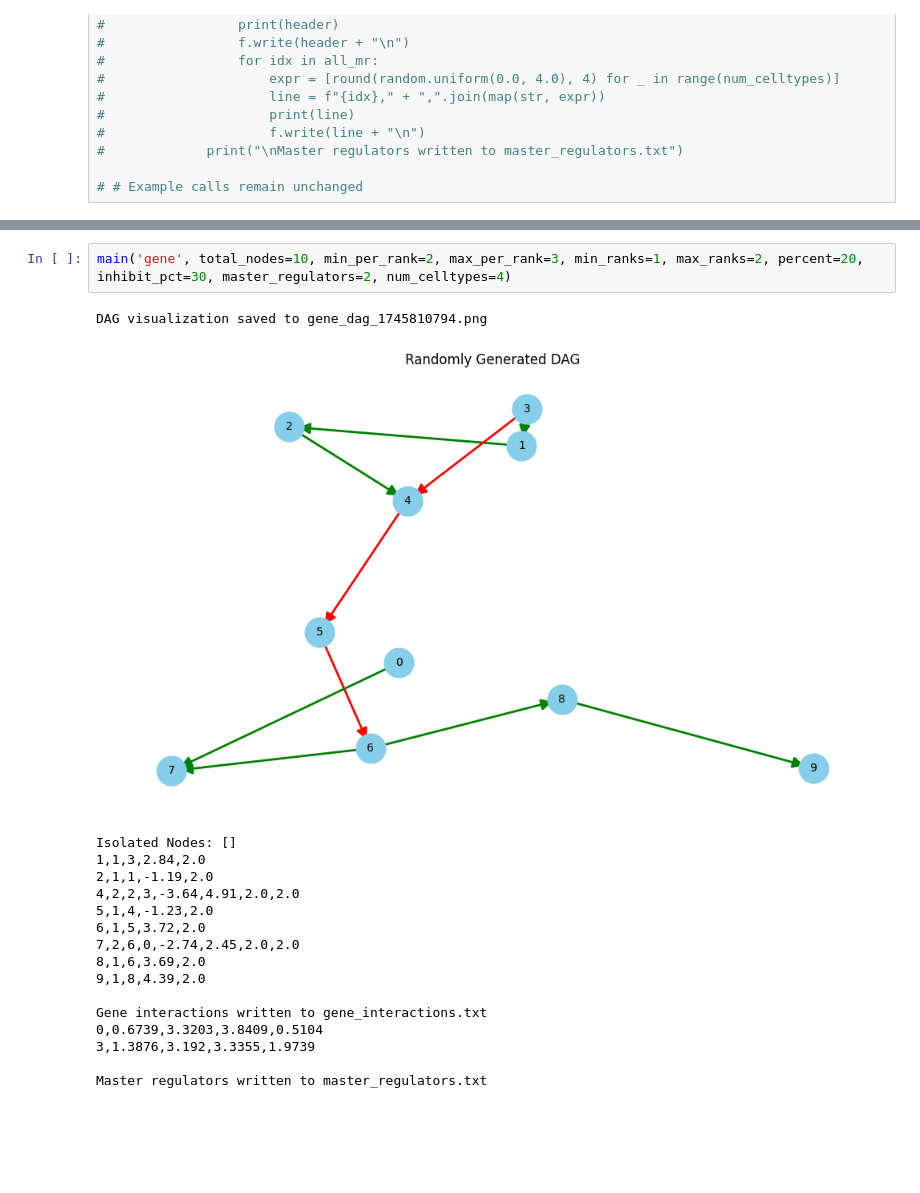
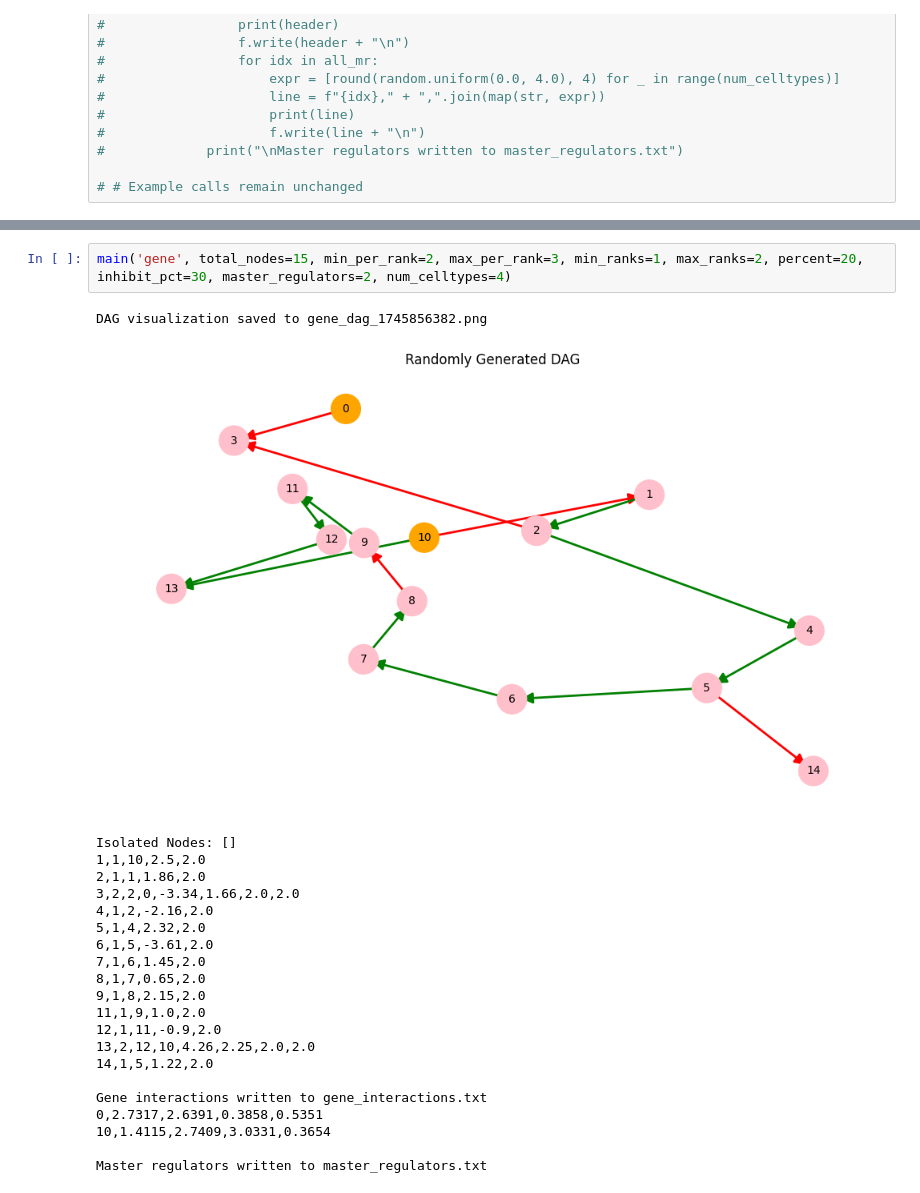
Before and after one commit to jchen1095/grn-thesis, a Jupyter notebook: src/grn_creation/generate_grn.ipynb, the cells around one changed output, grey strips where cells are left out. Drawn from its saved outputs; the diff is of its cells as text; blank space fills up the shorter version.

```diff
--- a/src/grn_creation/generate_grn.ipynb
+++ b/src/grn_creation/generate_grn.ipynb
@@ -1176,22 +1440,27 @@ Perturbed Adjacency Matrix:
 
 Perturbed matrix written to perturbed_matrix.tab
 # %%
-main('gene', total_nodes=10, min_per_rank=2, max_per_rank=3, min_ranks=1, max_ranks=2, percent=20, inhibit_pct=30, master_regulators=2, num_celltypes=4)
+main('gene', total_nodes=15, min_per_rank=2, max_per_rank=3, min_ranks=1, max_ranks=2, percent=20, inhibit_pct=30, master_regulators=2, num_celltypes=4)
 # %% [output]
-DAG visualization saved to gene_dag_1745810794.png
+DAG visualization saved to gene_dag_1745856382.png
-[figure, old version]
+[figure, new version]
 Isolated Nodes: []
-1,1,3,2.84,2.0
-2,1,1,-1.19,2.0
-4,2,2,3,-3.64,4.91,2.0,2.0
-5,1,4,-1.23,2.0
-6,1,5,3.72,2.0
-7,2,6,0,-2.74,2.45,2.0,2.0
-8,1,6,3.69,2.0
-9,1,8,4.39,2.0
+1,1,10,2.5,2.0
+2,1,1,1.86,2.0
+3,2,2,0,-3.34,1.66,2.0,2.0
+4,1,2,-2.16,2.0
+5,1,4,2.32,2.0
+6,1,5,-3.61,2.0
+7,1,6,1.45,2.0
+8,1,7,0.65,2.0
+9,1,8,2.15,2.0
+11,1,9,1.0,2.0
+12,1,11,-0.9,2.0
+13,2,12,10,4.26,2.25,2.0,2.0
+14,1,5,1.22,2.0
 
 Gene interactions written to gene_interactions.txt
-0,0.6739,3.3203,3.8409,0.5104
-3,1.3876,3.192,3.3355,1.9739
+0,2.7317,2.6391,0.3858,0.5351
+10,1.4115,2.7409,3.0331,0.3654
 
 Master regulators written to master_regulators.txt
```
Also changed, not shown: parts of 4 cells of this notebook, 52 other files.
